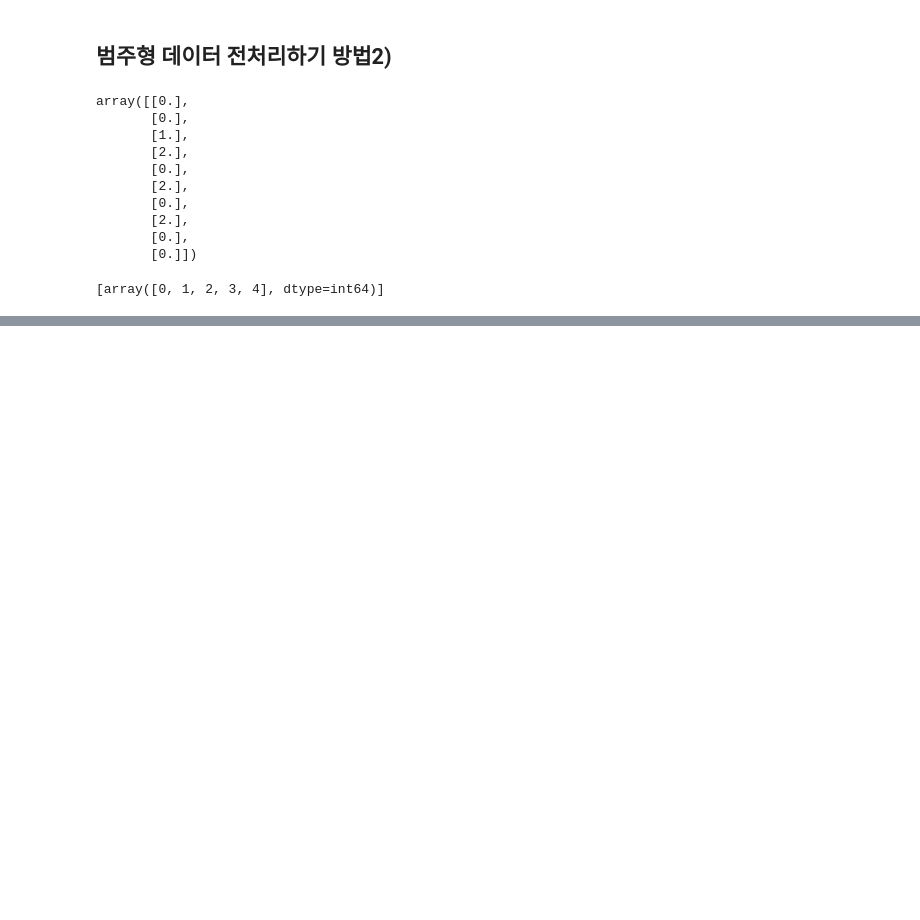
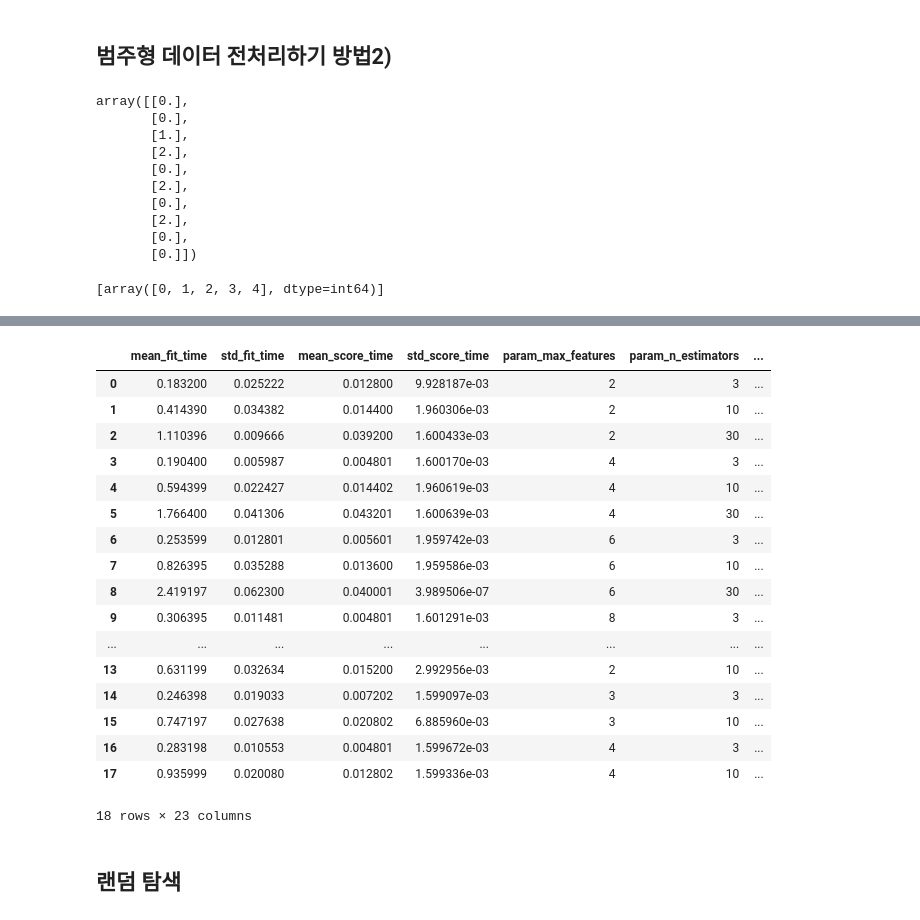
Before and after one commit to herbwood/study_datascience, a Jupyter notebook: scikit_learn/handson/02.housing_example.ipynb, the cells around one changed output, grey strips where cells are left out. Cells and saved outputs as stored; diff of their text form; code cells hidden in the pictures; blank space fills up the shorter version.

Commit message:
finished studying predicting housing price example

```diff
--- a/scikit_learn/handson/02.housing_example.ipynb
+++ b/scikit_learn/handson/02.housing_example.ipynb
@@ -592,0 +856,6 @@ ordinal_encoder.categories_
+# %%
+# 다른 추정기 사용해보기
+from sklearn.tree import DecisionTreeRegressor
+
+tree_reg = DecisionTreeRegressor(random_state = 42)
+tree_reg.fit(housing_prepared, housing_labels)
@@ -592,0 +909,6 @@ ordinal_encoder.categories_
+# %%
+# 랜덤포레스트 사용해보기
+from sklearn.ensemble import RandomForestRegressor
+
+forest_reg = RandomForestRegressor(n_estimators=10, random_state=42)
+forest_reg.fit(housing_prepared, housing_labels)
@@ -592,0 +953,9 @@ ordinal_encoder.categories_
+# %%
+from sklearn.svm import SVR
+
+svm_reg = SVR(kernel="linear")
+svm_reg.fit(housing_prepared, housing_labels)
+housing_predictions = svm_reg.predict(housing_prepared)
+svm_mse = mean_squared_error(housing_labels, housing_predictions)
+svm_rmse = np.sqrt(svm_mse)
+svm_rmse
@@ -592,0 +967,21 @@ ordinal_encoder.categories_
+# %%
+from sklearn.model_selection import GridSearchCV
+
+# n_estimaotrs : 트리의 수
+# max_features : 최상의 분열을 찾기위해 고려할 특성의 수
+# bootstrap : 부트스트랩 샘플이 사용될지 여부
+param_grid = [
+    # 하이퍼파라미터 12(=3x4)개의 조합을 시도
+    {'n_estimators' : [3, 10, 30], 'max_features' : [2, 4, 6, 8]},
+    # bootstrap은 False로 하고 6(=2x3)개의 조합을 시도
+    {'bootstrap' : [False], 'n_estimators' : [3, 10], 'max_features' : [2, 3, 4]},
+]
+
+forest_reg = RandomForestRegressor(random_state=42)
+
+# cv : 폴드 수, 다섯 폴드에서 훈련하면 총 (12+6)*5=90번 훈련함
+# return_train_score : 훈련 점수 리턴
+# n_jobs : 병렬처리할 작업의 수, -1이면 전체 프로세서를 사용
+grid_search = GridSearchCV(forest_reg, param_grid, cv=5, scoring='neg_mean_squared_error',
+                          return_train_score = True, n_jobs=-1)
+grid_search.fit(housing_prepared, housing_labels)
@@ -592,0 +1059,24 @@ ordinal_encoder.categories_
+# %%
+pd.DataFrame(grid_search.cv_results_)
+# %% [output]
+|  | mean_fit_time | std_fit_time | mean_score_time | std_score_time | param_max_features | param_n_estimators | ... |
+| 0 | 0.183200 | 0.025222 | 0.012800 | 9.928187e-03 | 2 | 3 | ... |
+| 1 | 0.414390 | 0.034382 | 0.014400 | 1.960306e-03 | 2 | 10 | ... |
+| 2 | 1.110396 | 0.009666 | 0.039200 | 1.600433e-03 | 2 | 30 | ... |
+| 3 | 0.190400 | 0.005987 | 0.004801 | 1.600170e-03 | 4 | 3 | ... |
+| 4 | 0.594399 | 0.022427 | 0.014402 | 1.960619e-03 | 4 | 10 | ... |
+| 5 | 1.766400 | 0.041306 | 0.043201 | 1.600639e-03 | 4 | 30 | ... |
+| 6 | 0.253599 | 0.012801 | 0.005601 | 1.959742e-03 | 6 | 3 | ... |
+| 7 | 0.826395 | 0.035288 | 0.013600 | 1.959586e-03 | 6 | 10 | ... |
+| 8 | 2.419197 | 0.062300 | 0.040001 | 3.989506e-07 | 6 | 30 | ... |
+| 9 | 0.306395 | 0.011481 | 0.004801 | 1.601291e-03 | 8 | 3 | ... |
+| ... | ... | ... | ... | ... | ... | ... | ... |
+| 13 | 0.631199 | 0.032634 | 0.015200 | 2.992956e-03 | 2 | 10 | ... |
+| 14 | 0.246398 | 0.019033 | 0.007202 | 1.599097e-03 | 3 | 3 | ... |
+| 15 | 0.747197 | 0.027638 | 0.020802 | 6.885960e-03 | 3 | 10 | ... |
+| 16 | 0.283198 | 0.010553 | 0.004801 | 1.599672e-03 | 4 | 3 | ... |
+| 17 | 0.935999 | 0.020080 | 0.012802 | 1.599336e-03 | 4 | 10 | ... |
+18 rows × 23 columns
+# %% [markdown]
+랜덤 탐색
+---
```
Also changed, not shown: parts of 54 cells of this notebook.
